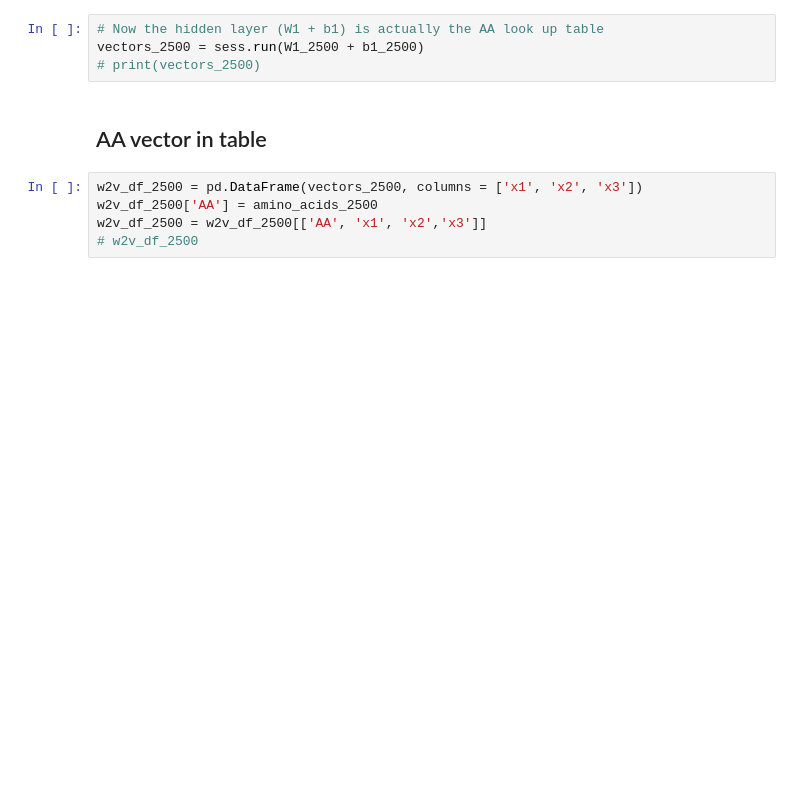
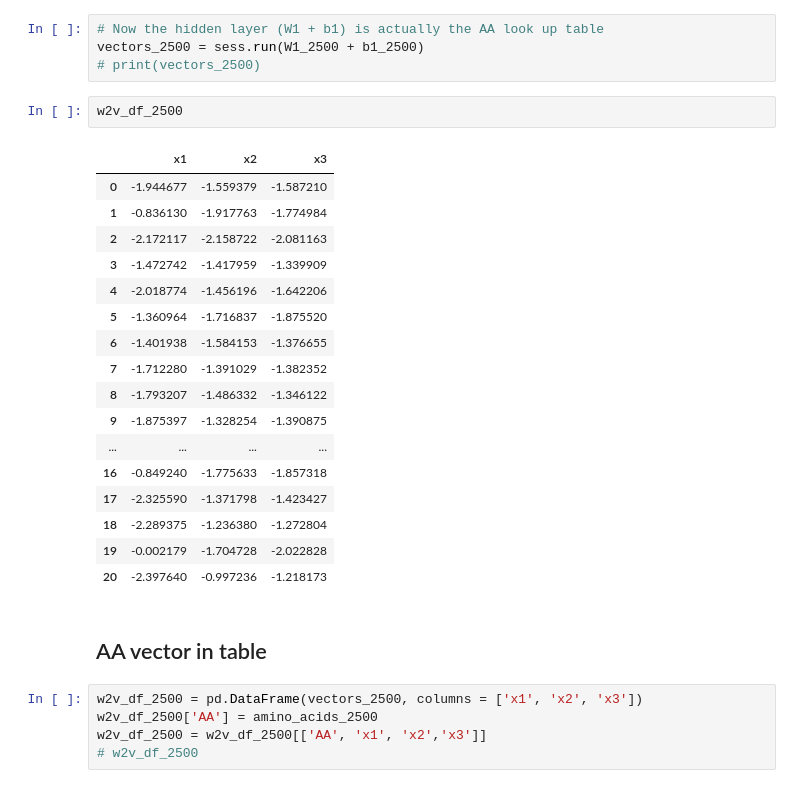
Before and after one commit to danielum16/cDNA-Vector-Embeddings, a Jupyter notebook: Context_Embeddings_3D_Plot_Generation_Script.ipynb, the cells around one changed output. Saved outputs shown, nothing was run; the diff lists cells and outputs as text; blank space fills up the shorter version.

```diff
--- a/Context_Embeddings_3D_Plot_Generation_Script.ipynb
+++ b/Context_Embeddings_3D_Plot_Generation_Script.ipynb
@@ -443,6 +472,26 @@ for i in range(iteration):
 # Now the hidden layer (W1 + b1) is actually the AA look up table
 vectors_2500 = sess.run(W1_2500 + b1_2500)
 # print(vectors_2500)
+# %%
+w2v_df_2500
+# %% [output]
+|  | x1 | x2 | x3 |
+| 0 | -1.944677 | -1.559379 | -1.587210 |
+| 1 | -0.836130 | -1.917763 | -1.774984 |
+| 2 | -2.172117 | -2.158722 | -2.081163 |
+| 3 | -1.472742 | -1.417959 | -1.339909 |
+| 4 | -2.018774 | -1.456196 | -1.642206 |
+| 5 | -1.360964 | -1.716837 | -1.875520 |
+| 6 | -1.401938 | -1.584153 | -1.376655 |
+| 7 | -1.712280 | -1.391029 | -1.382352 |
+| 8 | -1.793207 | -1.486332 | -1.346122 |
+| 9 | -1.875397 | -1.328254 | -1.390875 |
+| ... | ... | ... | ... |
+| 16 | -0.849240 | -1.775633 | -1.857318 |
+| 17 | -2.325590 | -1.371798 | -1.423427 |
+| 18 | -2.289375 | -1.236380 | -1.272804 |
+| 19 | -0.002179 | -1.704728 | -2.022828 |
+| 20 | -2.397640 | -0.997236 | -1.218173 |
 # %% [markdown]
 ## AA vector in table
 # %%
```
Also changed, not shown: parts of 41 cells of this notebook.
